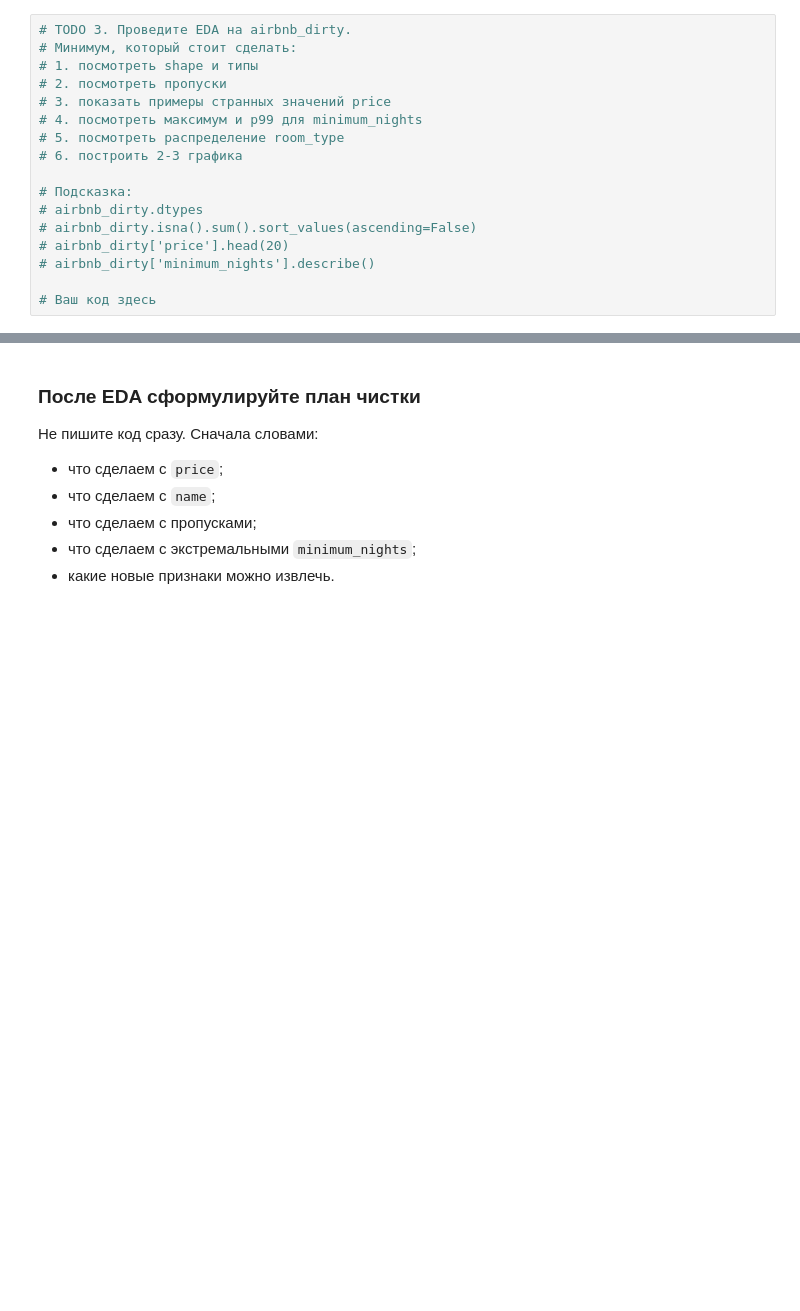
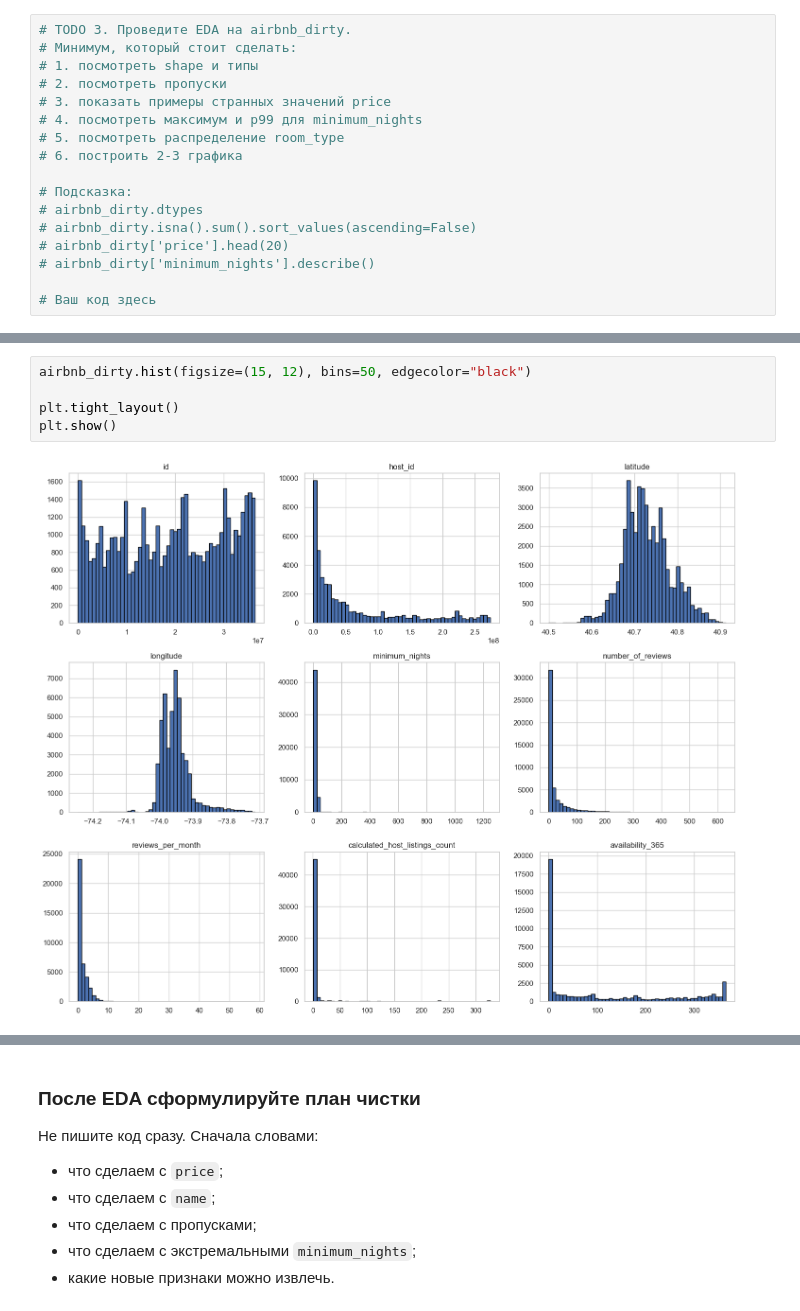
Before and after one commit to VitalyKalinsky/ML-studying, a Jupyter notebook: Linear regression/lecture_2_linear_vs_logistic_student_workbook.ipynb, the cells around one changed output, grey strips where cells are left out. Drawn from its saved outputs; the diff is of its cells as text; blank space fills up the shorter version.

```diff
--- a/Linear regression/lecture_2_linear_vs_logistic_student_workbook.ipynb
+++ b/Linear regression/lecture_2_linear_vs_logistic_student_workbook.ipynb
@@ -477,0 +420,7 @@ airbnb_eda_hypotheses
+# %%
+airbnb_dirty.hist(figsize=(15, 12), bins=50, edgecolor="black")
+
+plt.tight_layout()
+plt.show()
+# %% [output]
+[figure, added]
```
Also changed, not shown: parts of 39 cells of this notebook, 3 other files.
